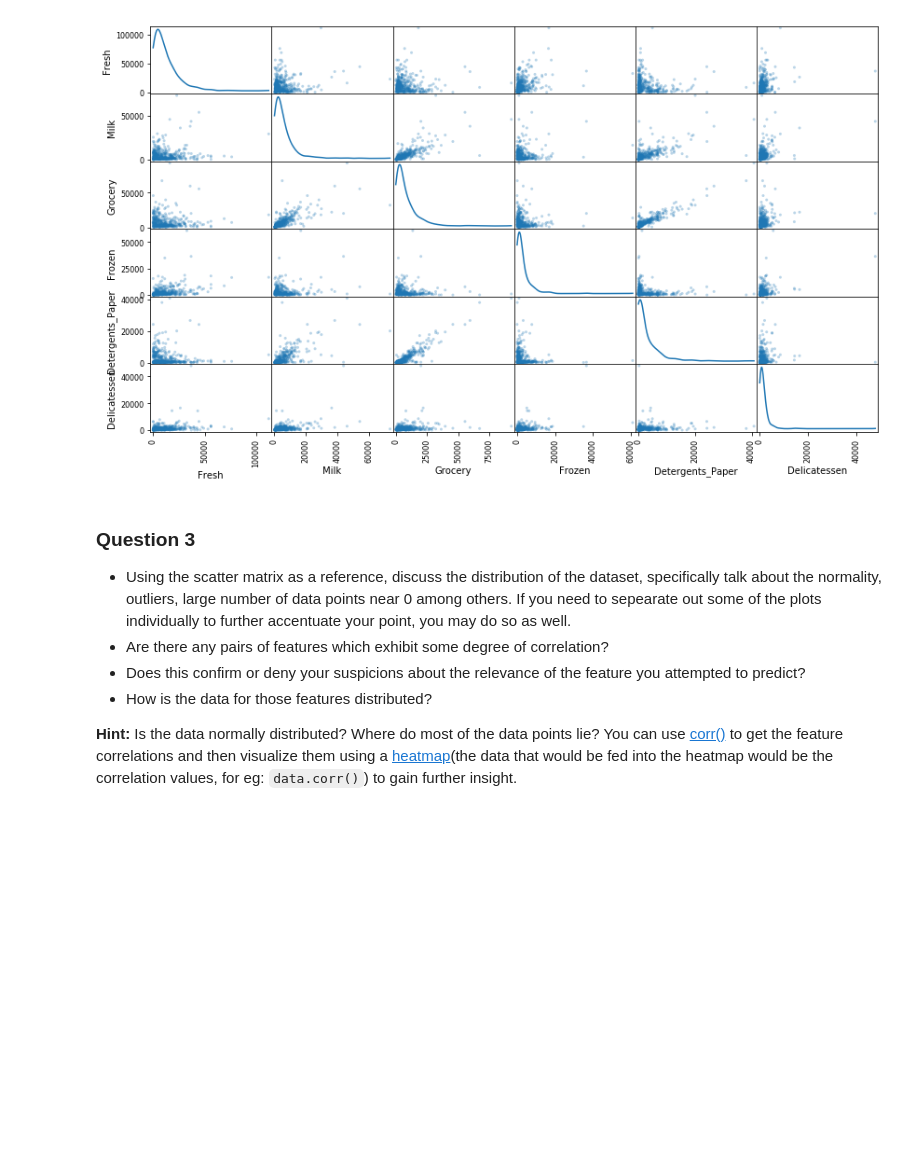
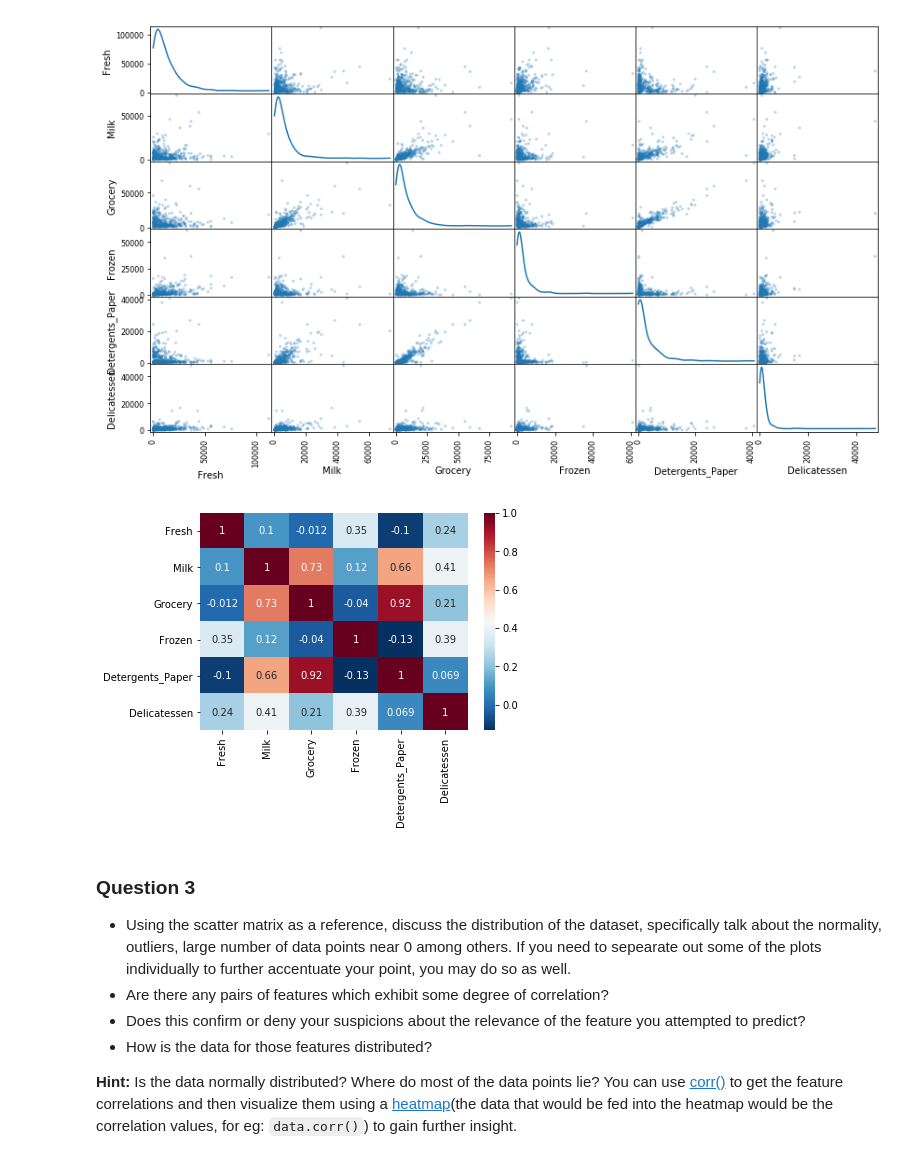
Before and after one commit to cccadet/MachineLearningEngineer, a Jupyter notebook: customer_segments/customer_segments.ipynb, the cells around one changed output. Saved outputs shown, nothing was run; the diff lists cells and outputs as text; code cells hidden in the pictures; blank space fills up the shorter version.

```diff
--- a/customer_segments/customer_segments.ipynb
+++ b/customer_segments/customer_segments.ipynb
@@ -156,6 +157,10 @@ To get a better understanding of the dataset, we can construct a scatter matrix
 pd.scatter_matrix(data, alpha = 0.3, figsize = (14,8), diagonal = 'kde');
 # %% [output]
 [figure]
+# %%
+ax = sns.heatmap(data.corr(), cmap="RdBu_r", annot=True)
+# %% [output]
+[figure, added]
 # %% [markdown]
 ### Question 3
 * Using the scatter matrix as a reference, discuss the distribution of the dataset, specifically talk about the normality, outliers, large number of data points near 0 among others. If you need to sepearate out some of the plots individually to further accentuate your point, you may do so as well.
```
Also changed, not shown: parts of 3 cells of this notebook.
